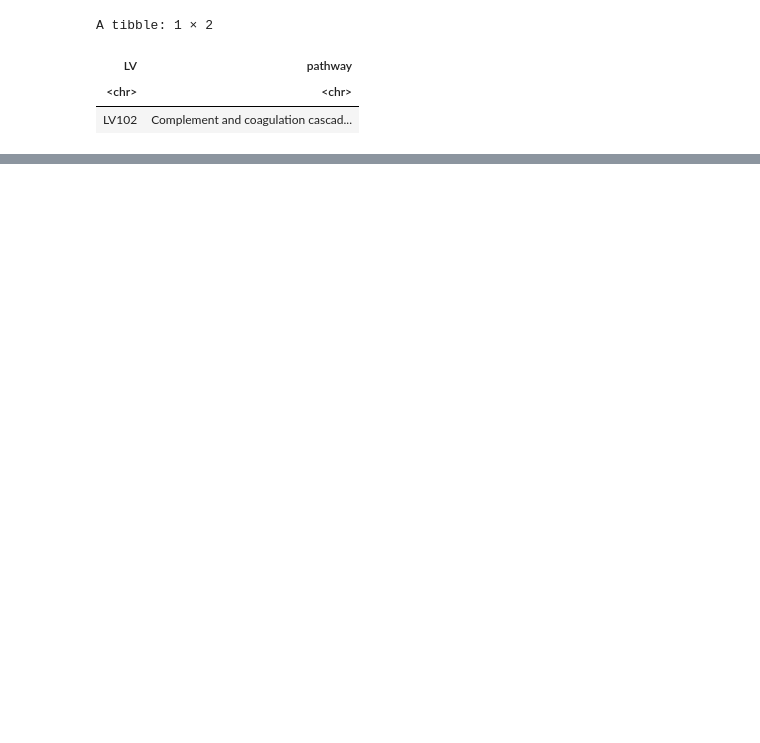
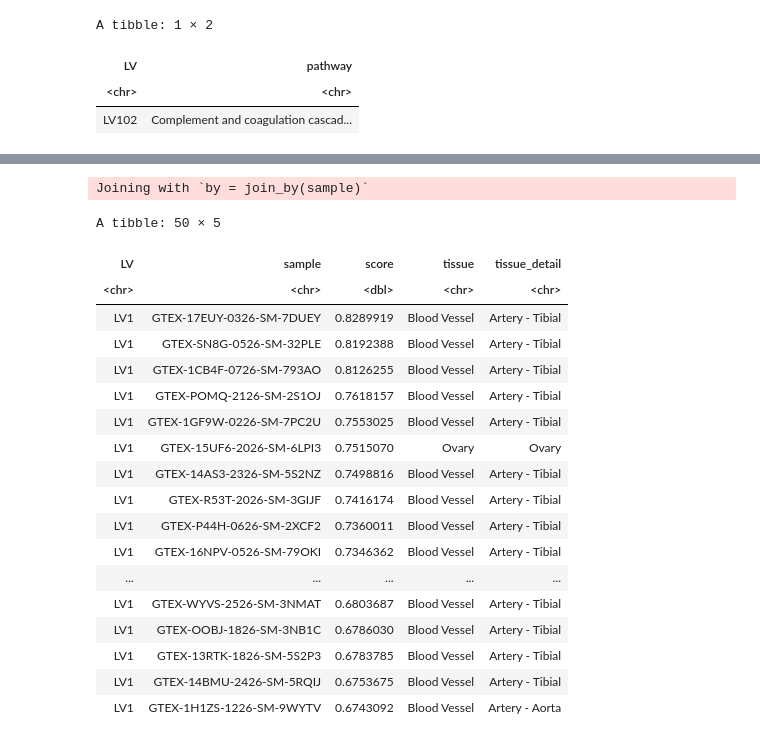
Before and after one commit to pivlab/plier2-analyses, a Jupyter notebook: nbs/01_model_building/gtex/03_gtex_plier_vs_ora.ipynb, the cells around one changed output, grey strips where cells are left out. Drawn from its saved outputs; the diff is of its cells as text; code cells hidden in the pictures; blank space fills up the shorter version.

```diff
--- a/nbs/01_model_building/gtex/03_gtex_plier_vs_ora.ipynb
+++ b/nbs/01_model_building/gtex/03_gtex_plier_vs_ora.ipynb
@@ -302,0 +363,4 @@ A tibble: 1 × 2
+# %%
+gtex_meta_sub <- gtex_meta  %>%
+dplyr::select(SAMPID, SMTS, SMTSD) %>%
+    dplyr::rename(sample =SAMPID, tissue = SMTS, tissue_detail = SMTSD)
@@ -302,0 +369,2 @@ A tibble: 1 × 2
+# %%
+gtex_baseRes_B  <- data.frame(gtex_baseRes$B)
@@ -302,0 +375,31 @@ A tibble: 1 × 2
+# %%
+lv1_df <- gtex_baseRes_B %>%
+  tibble::rownames_to_column("LV") %>%
+  filter(LV == "LV1") %>%
+  tidyr::pivot_longer(-LV, names_to = "sample", values_to = "score") %>%
+  arrange(desc(score))
+# %%
+lv1_df %>%
+dplyr::left_join(gtex_meta_sub)  %>%
+head(50)
+# %% [output]
+Joining with `by = join_by(sample)`
+A tibble: 50 × 5
+| LV | sample | score | tissue | tissue_detail |
+| <chr> | <chr> | <dbl> | <chr> | <chr> |
+| LV1 | GTEX-17EUY-0326-SM-7DUEY | 0.8289919 | Blood Vessel | Artery - Tibial |
+| LV1 | GTEX-SN8G-0526-SM-32PLE | 0.8192388 | Blood Vessel | Artery - Tibial |
+| LV1 | GTEX-1CB4F-0726-SM-793AO | 0.8126255 | Blood Vessel | Artery - Tibial |
+| LV1 | GTEX-POMQ-2126-SM-2S1OJ | 0.7618157 | Blood Vessel | Artery - Tibial |
+| LV1 | GTEX-1GF9W-0226-SM-7PC2U | 0.7553025 | Blood Vessel | Artery - Tibial |
+| LV1 | GTEX-15UF6-2026-SM-6LPI3 | 0.7515070 | Ovary | Ovary |
+| LV1 | GTEX-14AS3-2326-SM-5S2NZ | 0.7498816 | Blood Vessel | Artery - Tibial |
+| LV1 | GTEX-R53T-2026-SM-3GIJF | 0.7416174 | Blood Vessel | Artery - Tibial |
+| LV1 | GTEX-P44H-0626-SM-2XCF2 | 0.7360011 | Blood Vessel | Artery - Tibial |
+| LV1 | GTEX-16NPV-0526-SM-79OKI | 0.7346362 | Blood Vessel | Artery - Tibial |
+| ... | ... | ... | ... | ... |
+| LV1 | GTEX-WYVS-2526-SM-3NMAT | 0.6803687 | Blood Vessel | Artery - Tibial |
+| LV1 | GTEX-OOBJ-1826-SM-3NB1C | 0.6786030 | Blood Vessel | Artery - Tibial |
+| LV1 | GTEX-13RTK-1826-SM-5S2P3 | 0.6783785 | Blood Vessel | Artery - Tibial |
+| LV1 | GTEX-14BMU-2426-SM-5RQIJ | 0.6753675 | Blood Vessel | Artery - Tibial |
+| LV1 | GTEX-1H1ZS-1226-SM-9WYTV | 0.6743092 | Blood Vessel | Artery - Aorta |
```
Also changed, not shown: parts of 32 cells of this notebook, 3 other files.
